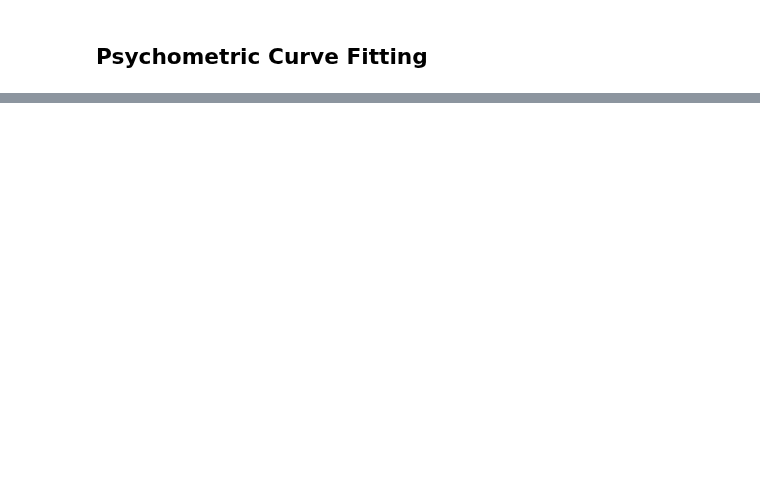
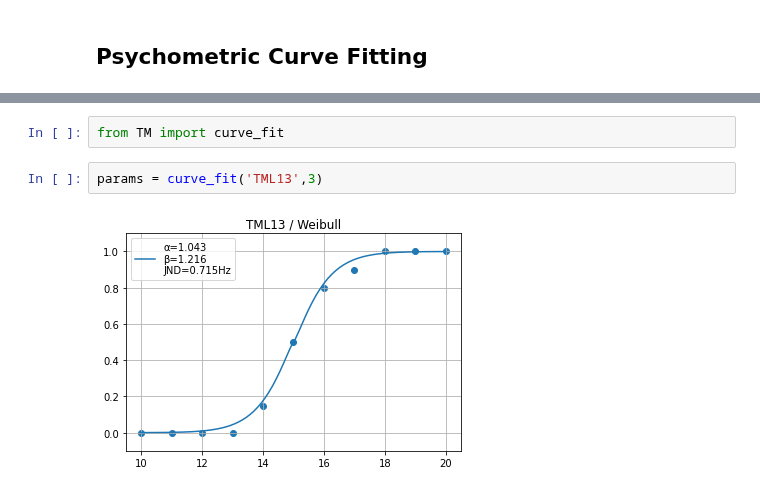
Before and after one commit to psb629/labs, a Jupyter notebook: TM/scripts/TM_behav.ipynb, the cells around one changed output, grey strips where cells are left out. Saved outputs shown, nothing was run; the diff lists cells and outputs as text; blank space fills up the shorter version.

```diff
--- a/TM/scripts/TM_behav.ipynb
+++ b/TM/scripts/TM_behav.ipynb
@@ -161,0 +150,6 @@ plt.grid()
+# %%
+from TM import curve_fit
+# %%
+params = curve_fit('TML13',3)
+# %% [output]
+[figure, added]
```
Also changed, not shown: parts of 10 cells of this notebook, 2 other files.
